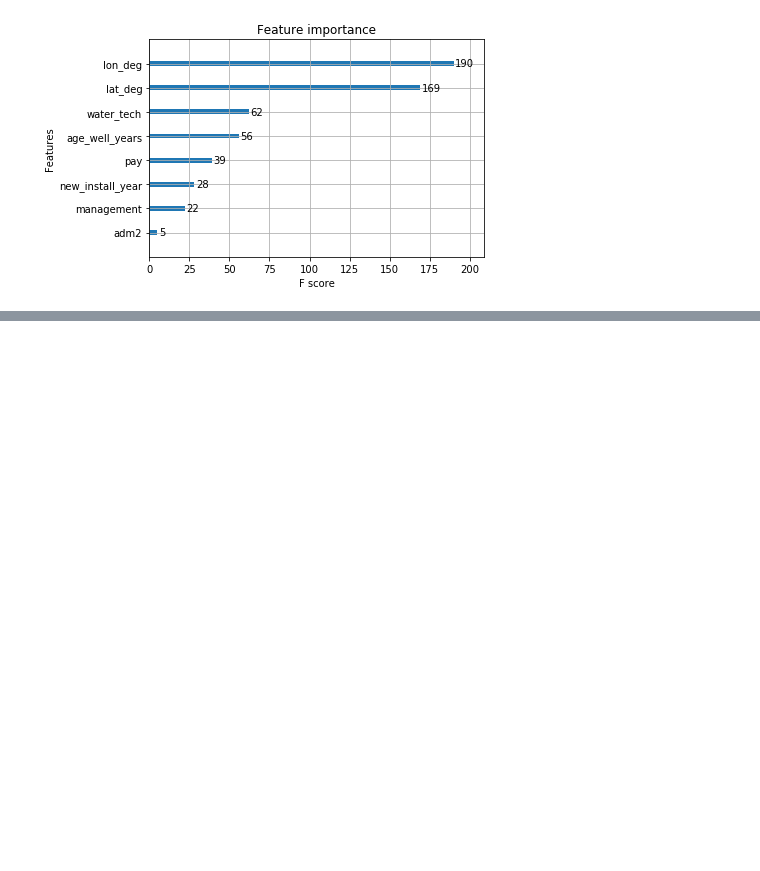
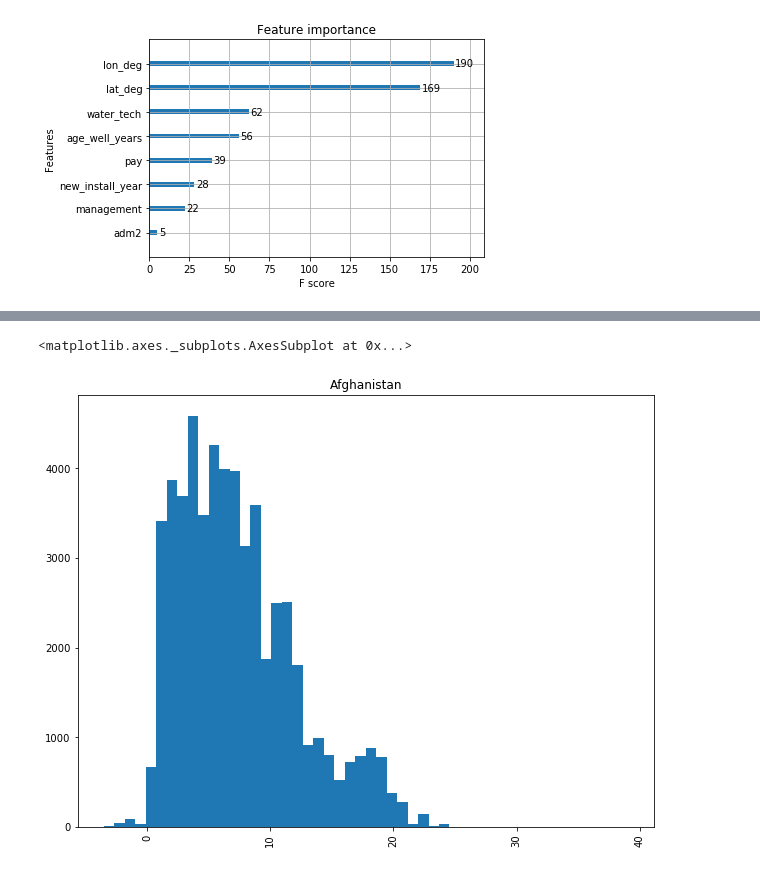
Before and after one commit to dan-watson-ucb/Capstone_Water_Access, a Jupyter notebook: Waterpoint Model All Countries v5.0.ipynb, the cells around one changed output, grey strips where cells are left out. Saved outputs shown, nothing was run; the diff lists cells and outputs as text; code cells hidden in the pictures; blank space fills up the shorter version.

```diff
--- a/Waterpoint Model All Countries v5.0.ipynb
+++ b/Waterpoint Model All Countries v5.0.ipynb
@@ -314,0 +473,8 @@ Tap: 6.7k """
+# %%
+afg = df_dict['Afghanistan']
+afg.loc[afg['install_year']!= '__MISSING__'].hist(column='age_well_years', by=['country_name'], bins=50
+             ,sharex=True, figsize=(10,8))
+#afg.install_year.describe()
+# %% [output]
+<matplotlib.axes._subplots.AxesSubplot at 0x...>
+[figure, added]
```
Also changed, not shown: parts of 22 cells of this notebook.
